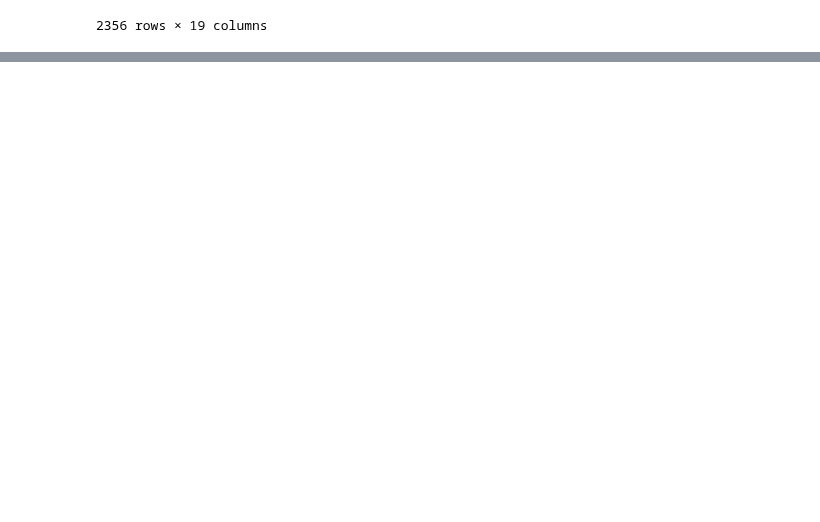
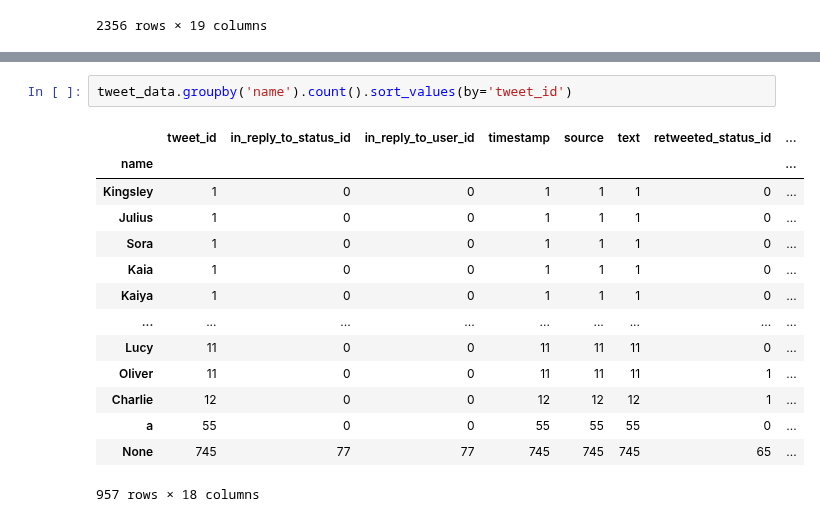
Before and after one commit to chrsilvi/Wrangle_Data_Project, a Jupyter notebook: wrangle_act.ipynb, the cells around one changed output, grey strips where cells are left out. Drawn from its saved outputs; the diff is of its cells as text; blank space fills up the shorter version.

```diff
--- a/wrangle_act.ipynb
+++ b/wrangle_act.ipynb
@@ -173,0 +279,17 @@ tweet_data
+# %%
+tweet_data.groupby('name').count().sort_values(by='tweet_id')
+# %% [output]
+|  | tweet_id | in_reply_to_status_id | in_reply_to_user_id | timestamp | source | text | retweeted_status_id | ... |
+| name |  |  |  |  |  |  |  | ... |
+| Kingsley | 1 | 0 | 0 | 1 | 1 | 1 | 0 | ... |
+| Julius | 1 | 0 | 0 | 1 | 1 | 1 | 0 | ... |
+| Sora | 1 | 0 | 0 | 1 | 1 | 1 | 0 | ... |
+| Kaia | 1 | 0 | 0 | 1 | 1 | 1 | 0 | ... |
+| Kaiya | 1 | 0 | 0 | 1 | 1 | 1 | 0 | ... |
+| ... | ... | ... | ... | ... | ... | ... | ... | ... |
+| Lucy | 11 | 0 | 0 | 11 | 11 | 11 | 0 | ... |
+| Oliver | 11 | 0 | 0 | 11 | 11 | 11 | 1 | ... |
+| Charlie | 12 | 0 | 0 | 12 | 12 | 12 | 1 | ... |
+| a | 55 | 0 | 0 | 55 | 55 | 55 | 0 | ... |
+| None | 745 | 77 | 77 | 745 | 745 | 745 | 65 | ... |
+957 rows × 18 columns
```
Also changed, not shown: parts of 27 cells of this notebook.
